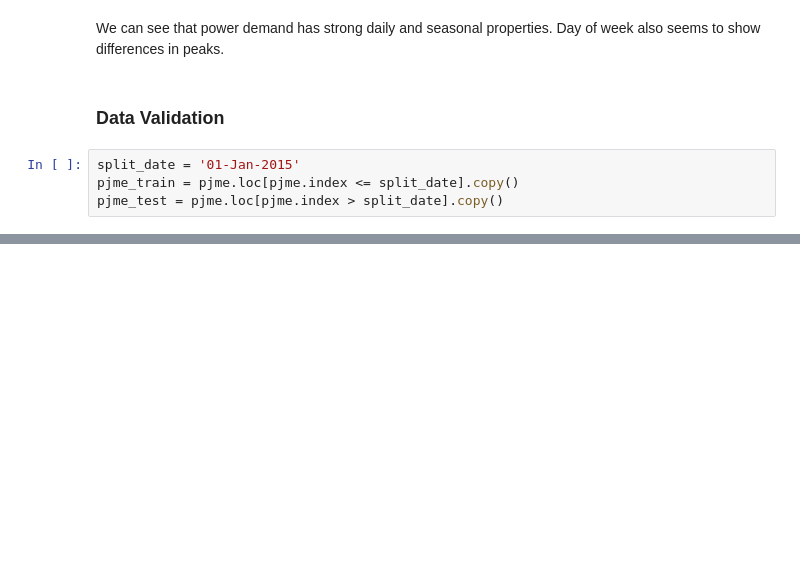
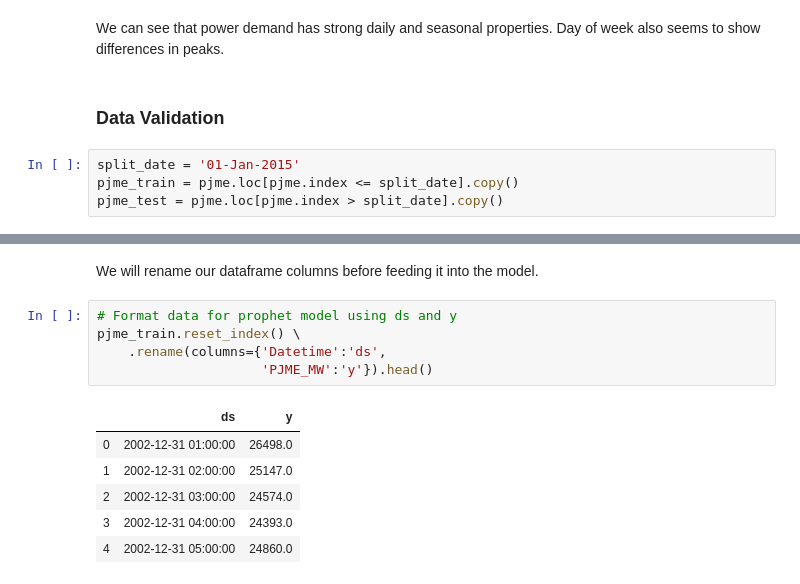
Before and after one commit to asafdar/energy_consumption_forecasting, a Jupyter notebook: data_analysis.ipynb, the cells around one changed output, grey strips where cells are left out. Saved outputs shown, nothing was run; the diff lists cells and outputs as text; blank space fills up the shorter version.

```diff
--- a/data_analysis.ipynb
+++ b/data_analysis.ipynb
@@ -96,0 +97,14 @@ plt.show()
+# %% [markdown]
+We will rename our dataframe columns before feeding it into the model.
+# %%
+# Format data for prophet model using ds and y
+pjme_train.reset_index() \
+    .rename(columns={'Datetime':'ds',
+                     'PJME_MW':'y'}).head()
+# %% [output]
+|  | ds | y |
+| 0 | 2002-12-31 01:00:00 | 26498.0 |
+| 1 | 2002-12-31 02:00:00 | 25147.0 |
+| 2 | 2002-12-31 03:00:00 | 24574.0 |
+| 3 | 2002-12-31 04:00:00 | 24393.0 |
+| 4 | 2002-12-31 05:00:00 | 24860.0 |
```
Also changed, not shown: parts of 7 cells of this notebook.
